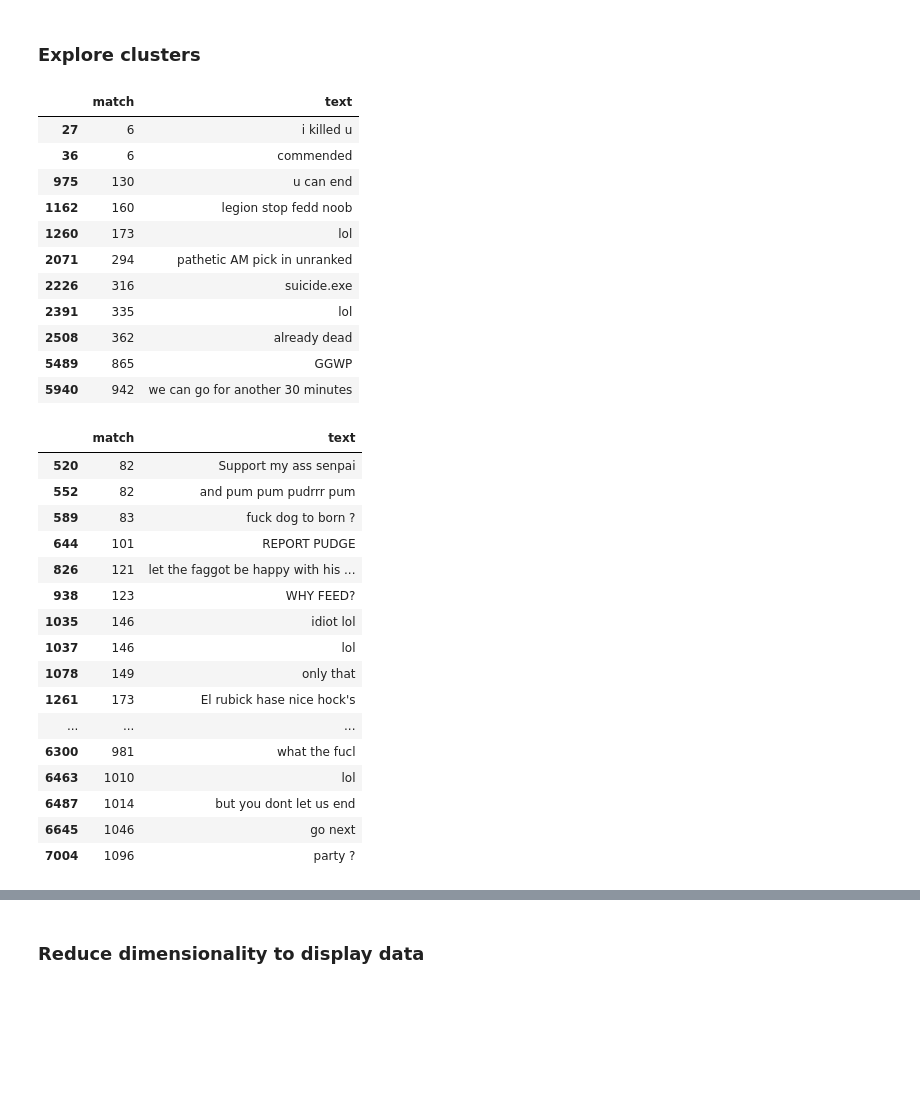
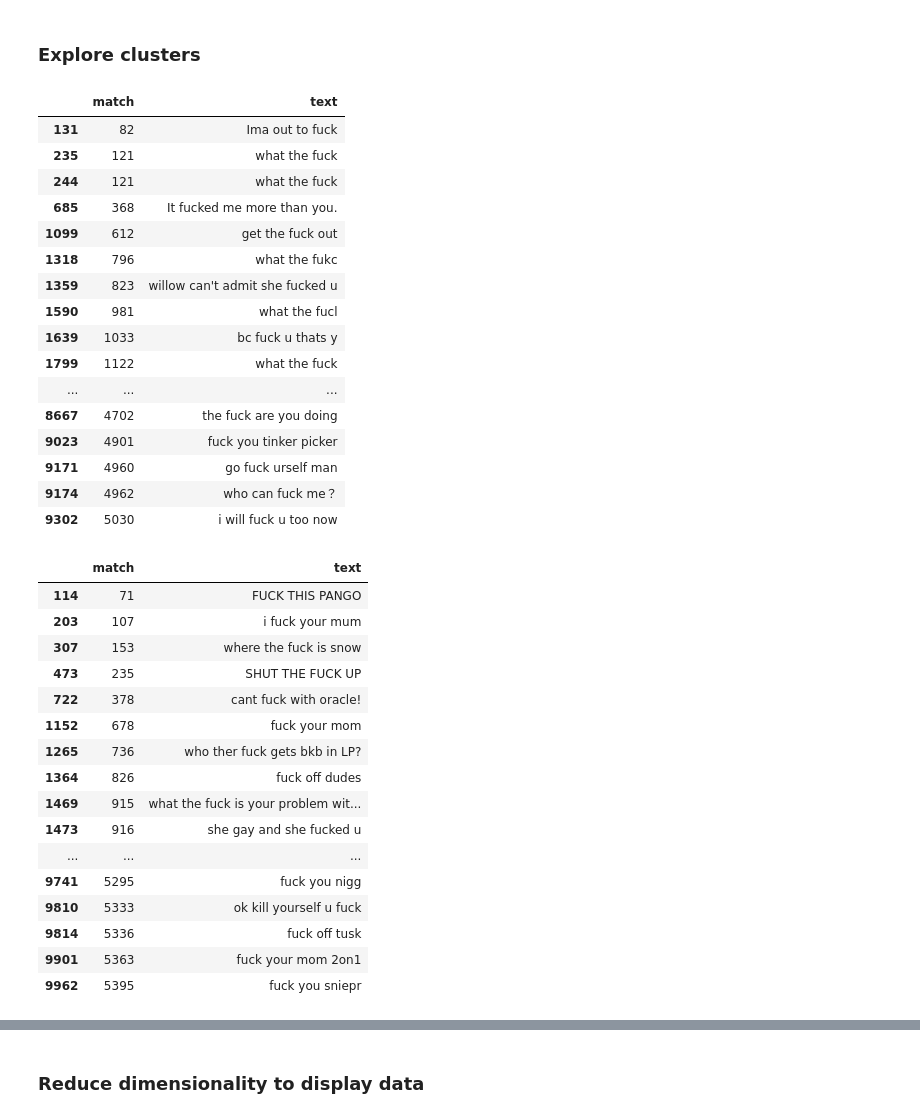
Before and after one commit to csralvall/online_game_toxicity, a Jupyter notebook: clustering_ftt.ipynb, the cells around one changed output, grey strips where cells are left out. Cells and saved outputs as stored; diff of their text form; code cells hidden in the pictures; blank space fills up the shorter version.

```diff
--- a/clustering_ftt.ipynb
+++ b/clustering_ftt.ipynb
@@ -272,38 +291,43 @@ ftt_scored
 # %% [markdown]
 ### Explore clusters
 # %%
-ftt_group.get_group(15)[['match','text']]
+ftt_group.get_group(33)[['match','text']]
 # %% [output]
 |  | match | text |
-| 27 | 6 | i killed u |
-| 36 | 6 | commended |
-| 975 | 130 | u can end |
-| 1162 | 160 | legion stop fedd noob |
-| 1260 | 173 | lol |
-| 2071 | 294 | pathetic AM pick in unranked |
-| 2226 | 316 | suicide.exe |
-| 2391 | 335 | lol |
-| 2508 | 362 | already dead |
-| 5489 | 865 | GGWP |
-| 5940 | 942 | we can go for another 30 minutes |
+| 131 | 82 | Ima out to fuck |
+| 235 | 121 | what the fuck |
+| 244 | 121 | what the fuck |
+| 685 | 368 | It fucked me more than you. |
+| 1099 | 612 | get the fuck out |
+| 1318 | 796 | what the fukc |
+| 1359 | 823 | willow can't admit she fucked u |
+| 1590 | 981 | what the fucl |
+| 1639 | 1033 | bc fuck u thats y |
+| 1799 | 1122 | what the fuck |
+| ... | ... | ... |
+| 8667 | 4702 | the fuck are you doing |
+| 9023 | 4901 | fuck you tinker picker |
+| 9171 | 4960 | go fuck urself man |
+| 9174 | 4962 | who can fuck me？ |
+| 9302 | 5030 | i will fuck u too now |
 # %%
-ftt_group.get_group(4)[['match','text']]
+ftt_group.get_group(2)[['match','text']]
 # %% [output]
 |  | match | text |
-| 520 | 82 | Support my ass senpai |
-| 552 | 82 | and pum pum pudrrr pum |
-| 589 | 83 | fuck dog to born ? |
-| 644 | 101 | REPORT PUDGE |
-| 826 | 121 | let the faggot be happy with his ... |
-| 938 | 123 | WHY FEED? |
-| 1035 | 146 | idiot lol |
-| 1037 | 146 | lol |
-| 1078 | 149 | only that |
-| 1261 | 173 | El rubick hase nice hock's |
+| 114 | 71 | FUCK THIS PANGO |
+| 203 | 107 | i fuck your mum |
+| 307 | 153 | where the fuck is snow |
+| 473 | 235 | SHUT THE FUCK UP |
+| 722 | 378 | cant fuck with oracle! |
+| 1152 | 678 | fuck your mom |
+| 1265 | 736 | who ther fuck gets bkb in LP? |
+| 1364 | 826 | fuck off dudes |
+| 1469 | 915 | what the fuck is your problem wit... |
+| 1473 | 916 | she gay and she fucked u |
 | ... | ... | ... |
-| 6300 | 981 | what the fucl |
-| 6463 | 1010 | lol |
-| 6487 | 1014 | but you dont let us end |
-| 6645 | 1046 | go next |
-| 7004 | 1096 | party ? |
+| 9741 | 5295 | fuck you nigg |
+| 9810 | 5333 | ok kill yourself u fuck |
+| 9814 | 5336 | fuck off tusk |
+| 9901 | 5363 | fuck your mom 2on1 |
+| 9962 | 5395 | fuck you sniepr |
 # %%
```
Also changed, not shown: parts of 14 cells of this notebook.
